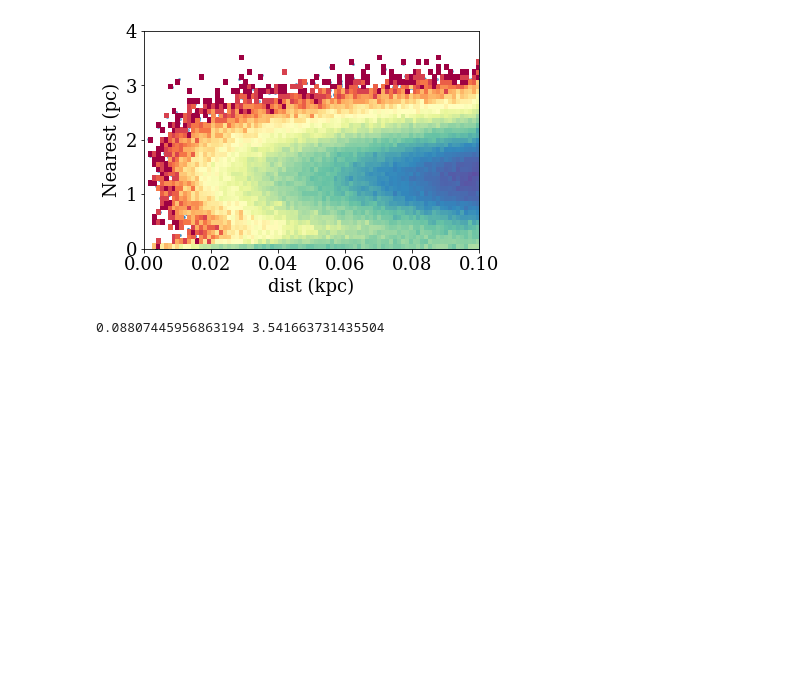
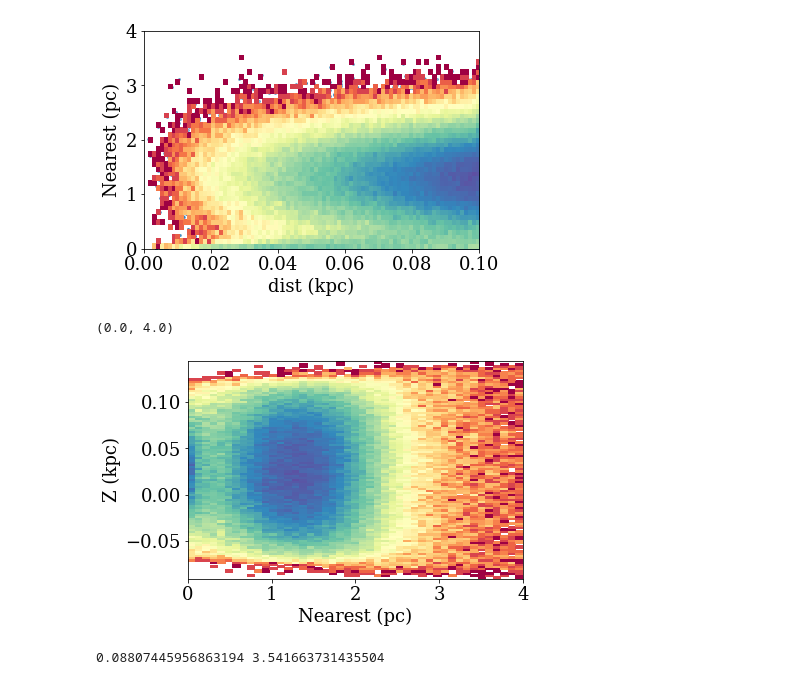
Before and after one commit to jradavenport/lonely_stars, a Jupyter notebook: GCNS_KDTree.ipynb, the cells around one changed output. Saved outputs shown, nothing was run; the diff lists cells and outputs as text; code cells hidden in the pictures; blank space fills up the shorter version.

```diff
--- a/GCNS_KDTree.ipynb
+++ b/GCNS_KDTree.ipynb
@@ -78,6 +79,17 @@ plt.ylim(0,4)
 # %% [output]
 (0.0, 4.0)
 [figure]
+# %%
+# plt.scatter(GCNS['DIST_50'], dist[:,1], s=4, alpha=0.5)
+_ = plt.hist2d(dist[:,1], xyz.z.value, bins=100, cmap=plt.cm.Spectral, norm=LogNorm())
+
+plt.ylabel('Z (kpc)')
+plt.xlabel('Nearest (pc)')
+# plt.xlim(0, 0.1)
+plt.xlim(0,4)
+# %% [output]
+(0.0, 4.0)
+[figure, added]
 # %%
 dm = np.where((GCNS['DIST_50'] < 0.1))[0]
 am = np.argmax(dist[:,1][dm])
```
Also changed, not shown: parts of 7 cells of this notebook, 1 other file.
